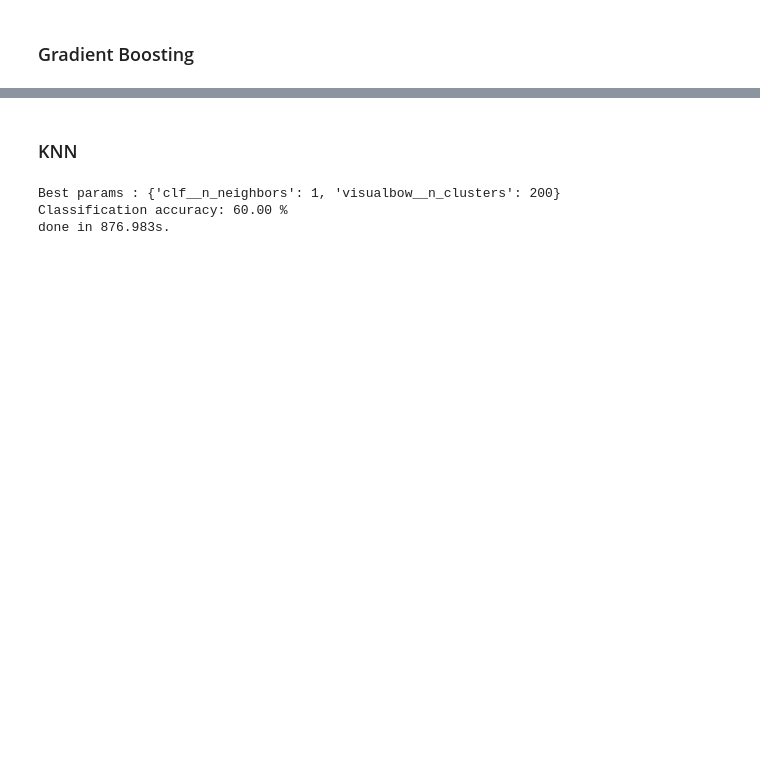
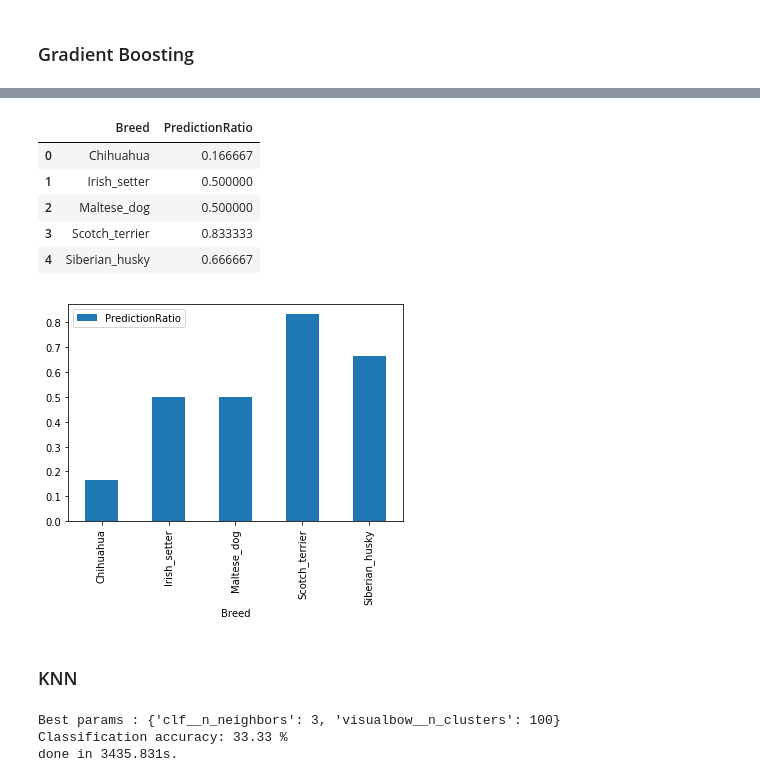
Before and after one commit to makboulhoussen/wouaf, a Jupyter notebook: 2.SupervisedClassification.ipynb, the cells around one changed output, grey strips where cells are left out. Saved outputs shown, nothing was run; the diff lists cells and outputs as text; code cells hidden in the pictures; blank space fills up the shorter version.

```diff
--- a/2.SupervisedClassification.ipynb
+++ b/2.SupervisedClassification.ipynb
@@ -565,12 +608,22 @@ displayConfusionMatrix(y_test, y_pred, breed_names)
+# %%
+evaluatePerClass(y_test.values, y_pred)
+# %% [output]
+|  | Breed | PredictionRatio |
+| 0 | Chihuahua | 0.166667 |
+| 1 | Irish_setter | 0.500000 |
+| 2 | Maltese_dog | 0.500000 |
+| 3 | Scotch_terrier | 0.833333 |
+| 4 | Siberian_husky | 0.666667 |
+[figure, added]
 # %% [markdown]
 ### KNN
 # %%
-knn = KNeighborsClassifier(weights='uniform', algorithm='brute')
-parameters = {'clf__n_neighbors': [1, 3, 6]}
+knn = KNeighborsClassifier(algorithm='auto')
+parameters = {'clf__n_neighbors': np.arange(1,4,1)}
 knn_grid, y_pred = evaluateClassifier(knn, parameters, x_train, y_train, x_test, y_test)
 # %% [output]
-Best params : {'clf__n_neighbors': 1, 'visualbow__n_clusters': 200}
-Classification accuracy: 60.00 %
-done in 876.983s.
+Best params : {'clf__n_neighbors': 3, 'visualbow__n_clusters': 100}
+Classification accuracy: 33.33 %
+done in 3435.831s.
 # %%
 displayConfusionMatrix(y_test, y_pred, breed_names)
```
Also changed, not shown: parts of 19 cells of this notebook.
